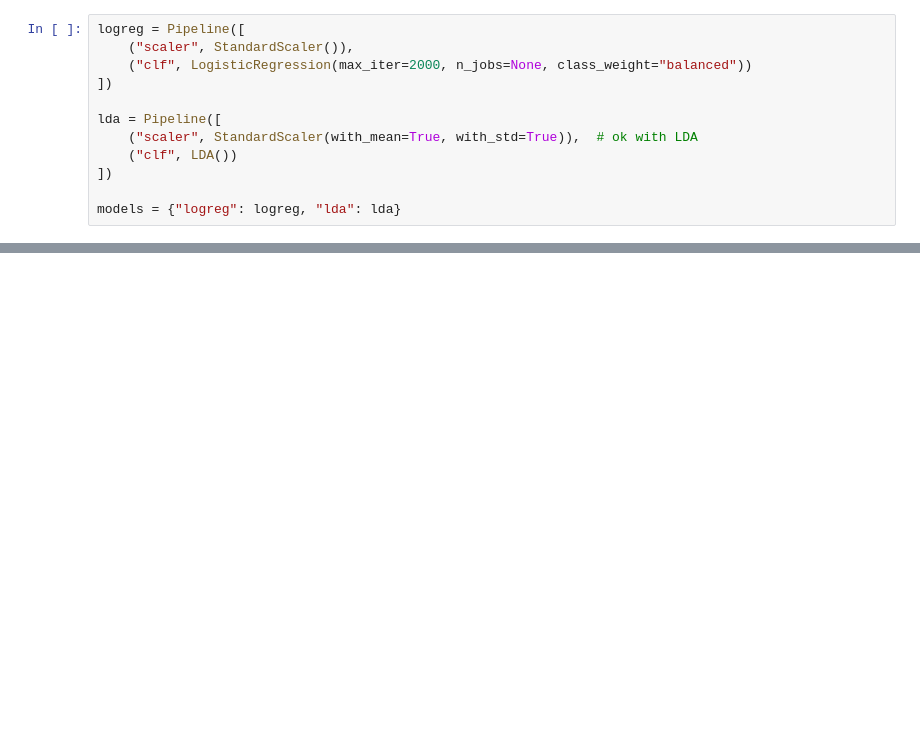
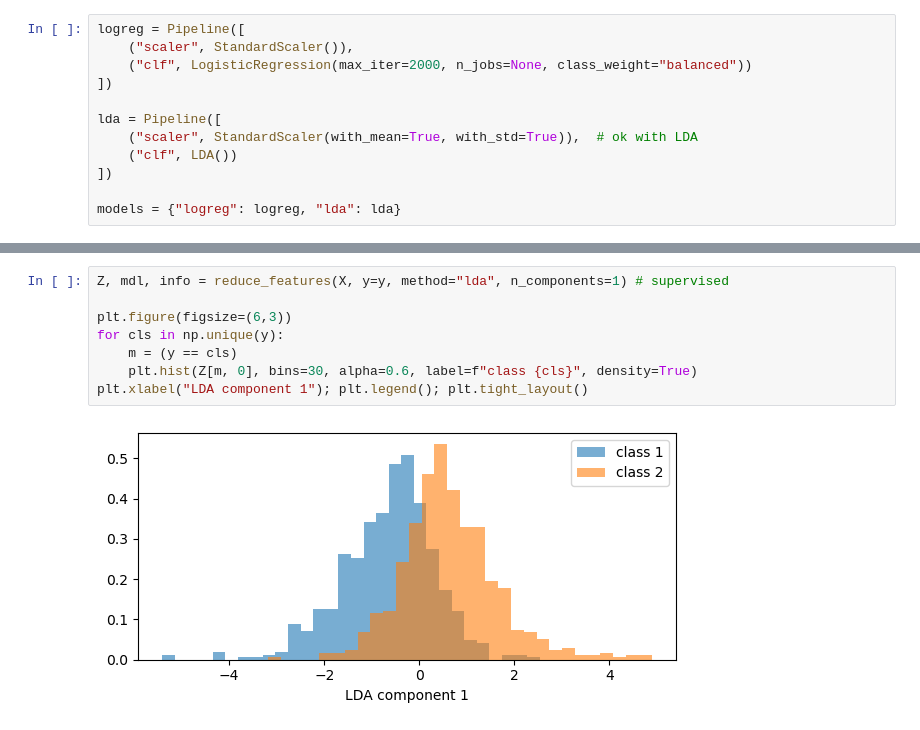
Before and after one commit to sumachinta/Motor-Imagery-EEG-Classifier, a Jupyter notebook: notebooks/03_bandpower_baseline.ipynb, the cells around one changed output, grey strips where cells are left out. Saved outputs shown, nothing was run; the diff lists cells and outputs as text; blank space fills up the shorter version.

```diff
--- a/notebooks/03_bandpower_baseline.ipynb
+++ b/notebooks/03_bandpower_baseline.ipynb
@@ -162,0 +201,10 @@ Best: {'model': 'logreg', 'fold': 2.0, 'acc': 0.701609674012242, 'kappa': 0.4030
+# %%
+Z, mdl, info = reduce_features(X, y=y, method="lda", n_components=1) # supervised
+
+plt.figure(figsize=(6,3))
+for cls in np.unique(y):
+    m = (y == cls)
+    plt.hist(Z[m, 0], bins=30, alpha=0.6, label=f"class {cls}", density=True)
+plt.xlabel("LDA component 1"); plt.legend(); plt.tight_layout()
+# %% [output]
+[figure, added]
```
Also changed, not shown: parts of 9 cells of this notebook.
